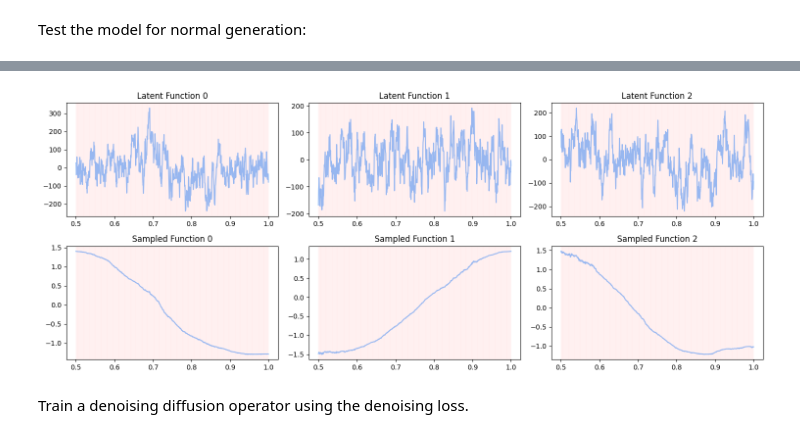
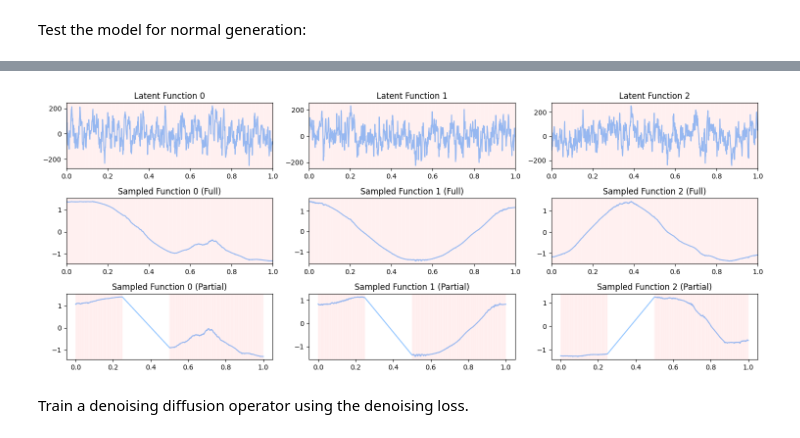
Before and after one commit to HamidrezaKmK/cond-diffusion-operators-edm, a Jupyter notebook: notebooks/1d_reanalysis.ipynb, the cells around one changed output, grey strips where cells are left out. Drawn from its saved outputs; the diff is of its cells as text; code cells hidden in the pictures.

```diff
--- a/notebooks/1d_reanalysis.ipynb
+++ b/notebooks/1d_reanalysis.ipynb
@@ -71,3 +119,67 @@ Test the model for normal generation:
+# %%
+num_steps = 30
+batch_size = 3
+rho = 7
+resolution = 1000
+generation_seed=42
+sigma_min = 0.2
+sigma_max = 80
+###
+
+noising_kernel = RBFIrregular()
+torch.random.manual_seed(generation_seed)
+generation_coords = torch.linspace(0, 1.0, resolution)
+generation_coords = generation_coords.unsqueeze(0)
+# print(generation_coords.shape, coords.shape)
+
+sampler = EDMSampler(verbose=True)
+with torch.no_grad():
+    latents = sigma_max * noising_kernel.sample(
+        coords=generation_coords.unsqueeze(0).repeat(batch_size, 1, 1),
+    )
+    mask = (generation_coords.squeeze() < 0.25) | (generation_coords.squeeze() > 0.5)
+    samples_partial = sampler(
+        net=denoiser_network,
+        coords=generation_coords[:, mask],
+        latents=latents[:, mask],
+        conditioning=None,
+        num_steps=num_steps,
+        sigma_min=sigma_min,
+        sigma_max=sigma_max,
+        rho=rho,
+    )
+    samples_full = sampler(
+        net=denoiser_network,
+        coords=generation_coords,
+        latents=latents,
+        conditioning=None,
+        num_steps=num_steps,
+        sigma_min=sigma_min,
+        sigma_max=sigma_max,
+        rho=rho,
+    )
+    fig, axes = plt.subplots(3, batch_size, figsize=(15, 6))
+    for i in range(batch_size):
+        ax = axes[0, i]
+        ax.plot(generation_coords.squeeze(), latents[i].squeeze())
+        ax.set_title(f"Latent Function {i}")
+        for x in generation_coords.squeeze():
+            ax.axvline(x, color="red", alpha=0.01)
+        ax.set_xlim(0, 1)
+        ax = axes[1, i]
+        ax.plot(generation_coords.squeeze(), samples_full[i].squeeze())
+        ax.set_title(f"Sampled Function {i} (Full)")
+        for x in generation_coords.squeeze():
+            ax.axvline(x, color="red", alpha=0.01)
+        ax.set_xlim(0, 1)
+        ax = axes[2, i]
+        ax.plot(generation_coords[:, mask].squeeze(), samples_partial[i].squeeze())
+        ax.set_title(f"Sampled Function {i} (Partial)")
+        for x in generation_coords[:, mask].squeeze():
+            ax.axvline(x, color="red", alpha=0.01)
+    plt.tight_layout()
+# %% [output]
+[figure, added]
 # %%
 num_steps = 30
 batch_size = 3
@@ -80,10 +192,7 @@ sigma_max = 80
 
 noising_kernel = RBFIrregular()
 torch.random.manual_seed(generation_seed)
-generation_coords = torch.linspace(0.5, 1, resolution)
-# shuffle the coordinates
-generation_coords = generation_coords[torch.randperm(resolution)]
-_, shuffle_idx = torch.sort(generation_coords)
+generation_coords = torch.linspace(0, 1.0, resolution)
 generation_coords = generation_coords.unsqueeze(0)
 # print(generation_coords.shape, coords.shape)
 
@@ -105,18 +214,18 @@ with torch.no_grad():
     fig, axes = plt.subplots(2, batch_size, figsize=(15, 6))
     for i in range(batch_size):
         ax = axes[0, i]
-        ax.plot(generation_coords.squeeze()[shuffle_idx], latents[i].squeeze()[shuffle_idx])
+        ax.plot(generation_coords.squeeze(), latents[i].squeeze())
         ax.set_title(f"Latent Function {i}")
         for x in generation_coords.squeeze():
             ax.axvline(x, color="red", alpha=0.01)
+        ax.set_xlim(0, 1)
         ax = axes[1, i]
-        ax.plot(generation_coords.squeeze()[shuffle_idx], samples[i].squeeze()[shuffle_idx])
+        ax.plot(generation_coords.squeeze(), samples[i].squeeze())
         ax.set_title(f"Sampled Function {i}")
         for x in generation_coords.squeeze():
             ax.axvline(x, color="red", alpha=0.01)
+        ax.set_xlim(0, 1)
     plt.tight_layout()
-# %% [output]
-[figure, removed]
 # %% [markdown]
 Train a denoising diffusion operator using the denoising loss.
 # %%
```
Also changed, not shown: parts of 4 cells of this notebook, 1 other file.
